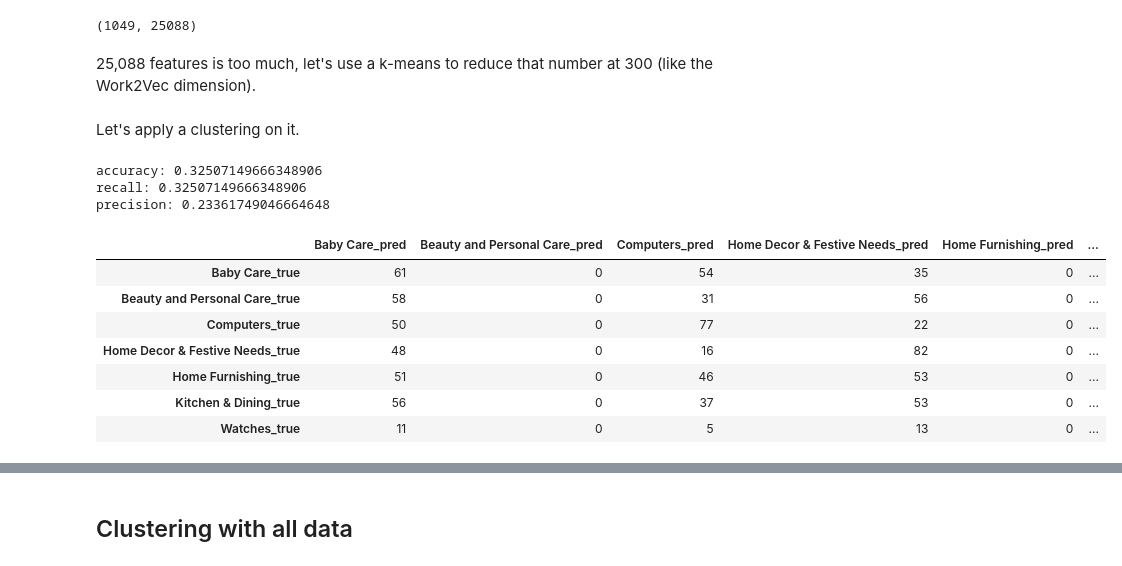
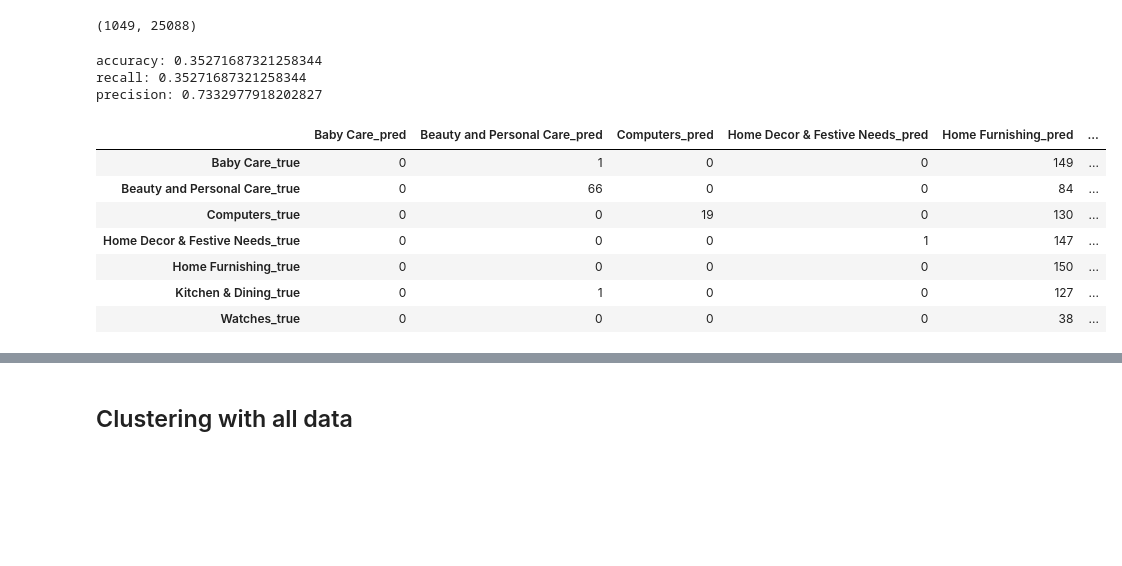
Before and after one commit to Pierre-Eloi/OC_DS_Project6, a Jupyter notebook: automatic_classification.ipynb, the cells around one changed output, grey strips where cells are left out. Drawn from its saved outputs; the diff is of its cells as text; code cells hidden in the pictures; blank space fills up the shorter version.

```diff
--- a/automatic_classification.ipynb
+++ b/automatic_classification.ipynb
@@ -1295,5 +1315,3 @@ X_vgg = X_vgg.reshape(1049, -1)
 print(X_vgg.shape)
 # %% [output]
 (1049, 25088)
-# %% [markdown]
-25,088 features is too much, let's use a k-means to reduce that number at 300 (like the Work2Vec dimension).
@@ -1303,28 +1318,26 @@ X_vgg_tr = kmeans.fit_transform(X_vgg)
-# %% [markdown]
-Let's apply a clustering on it.
 # %%
 # Scale data
-scaler = StandardScaler()
-X_vgg_scaled = scaler.fit_transform(X_vgg_tr)
+scaler = MaxAbsScaler()
+X_vgg_scaled = scaler.fit_transform(X_vgg)
 # Train the K-Means
 kmeans_vgg = KMeans(n_clusters=7, random_state=42)
 labels_km_vgg = kmeans_vgg.fit(X_vgg_scaled).labels_
 # Assign each cluster with a category
 dic_km_vgg = assign_cluster(labels_km_vgg)
 # Get the confusion matrix
 confusion_matrix_tuned(dic_km_vgg, labels_km_vgg)
 # %% [output]
-accuracy: 0.32507149666348906
-recall: 0.32507149666348906
-precision: 0.23361749046664648
+accuracy: 0.35271687321258344
+recall: 0.35271687321258344
+precision: 0.7332977918202827
 |  | Baby Care_pred | Beauty and Personal Care_pred | Computers_pred | Home Decor & Festive Needs_pred | Home Furnishing_pred | ... |
-| Baby Care_true | 61 | 0 | 54 | 35 | 0 | ... |
-| Beauty and Personal Care_true | 58 | 0 | 31 | 56 | 0 | ... |
-| Computers_true | 50 | 0 | 77 | 22 | 0 | ... |
-| Home Decor & Festive Needs_true | 48 | 0 | 16 | 82 | 0 | ... |
-| Home Furnishing_true | 51 | 0 | 46 | 53 | 0 | ... |
-| Kitchen & Dining_true | 56 | 0 | 37 | 53 | 0 | ... |
-| Watches_true | 11 | 0 | 5 | 13 | 0 | ... |
+| Baby Care_true | 0 | 1 | 0 | 0 | 149 | ... |
+| Beauty and Personal Care_true | 0 | 66 | 0 | 0 | 84 | ... |
+| Computers_true | 0 | 0 | 19 | 0 | 130 | ... |
+| Home Decor & Festive Needs_true | 0 | 0 | 0 | 1 | 147 | ... |
+| Home Furnishing_true | 0 | 0 | 0 | 0 | 150 | ... |
+| Kitchen & Dining_true | 0 | 1 | 0 | 0 | 127 | ... |
+| Watches_true | 0 | 0 | 0 | 0 | 38 | ... |
 # %%
 # Train the t-SNE
 tsne = TSNE(n_components=2, random_state=42, perplexity=50)
```
Also changed, not shown: parts of 27 cells of this notebook.
